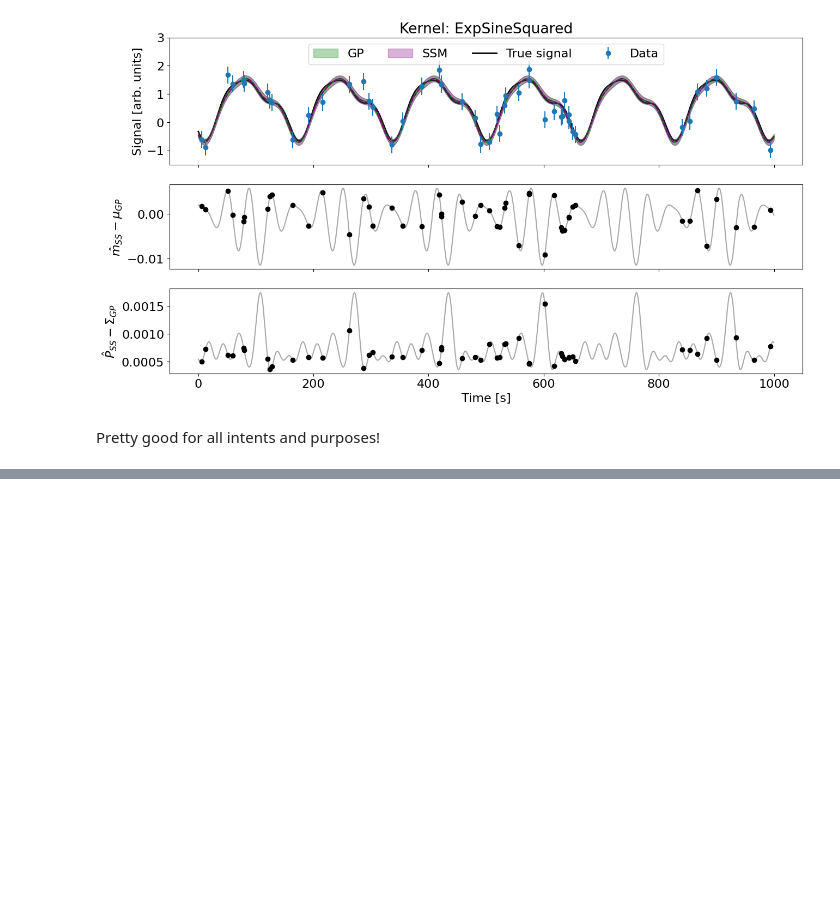
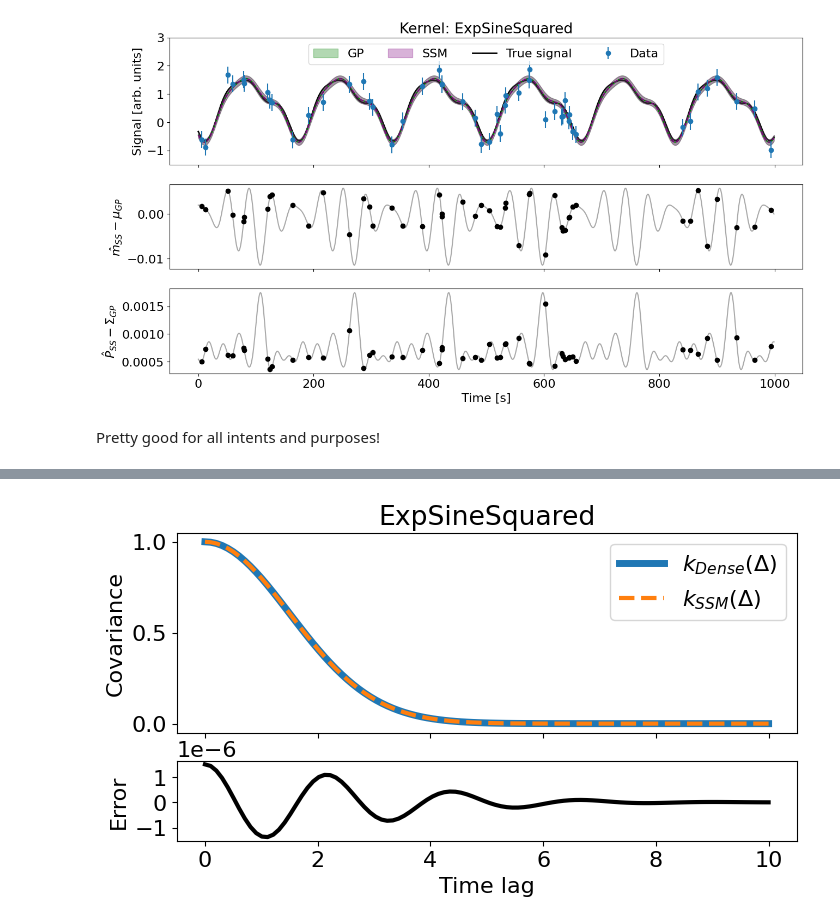
Before and after one commit to smolgp-dev/smolgp, a Jupyter notebook: docs/tutorials/kernels.ipynb, the cells around one changed output, grey strips where cells are left out. Saved outputs shown, nothing was run; the diff lists cells and outputs as text; code cells hidden in the pictures; blank space fills up the shorter version.

Commit message:
Add ExpSquared (RBF) state space kernel and IntegratedExpSquared

```diff
--- a/docs/tutorials/kernels.ipynb
+++ b/docs/tutorials/kernels.ipynb
@@ -486,0 +537,23 @@ Pretty good for all intents and purposes!
+# %%
+ell = 1.5
+sigma = 1.0 # tiny version doesn't have a sigma scaling built-in
+
+rbf_smol = smolgp.kernels.ExpSquared(scale=ell, sigma=sigma, order=16)
+rbf_tiny = tinygp.kernels.ExpSquared(scale=ell)
+
+dts = jnp.linspace(0, 10, 100)
+zeros = jnp.zeros_like(dts)
+cov_tiny = rbf_tiny(zeros, dts)[0,:]
+cov_smol = rbf_smol(zeros, dts)[0,:]
+res_cov = cov_smol - cov_tiny
+
+fig, (ax, rax) = plt.subplots(2, 1, figsize=(8,4), sharex=True, gridspec_kw={'height_ratios': [3, 1.2]})
+ax.set_title(f'{periodic_smol.__class__.__name__}')
+ax.plot(dts, cov_tiny, label=r'$k_{Dense}(\Delta)$', lw=5, color='C0')
+ax.plot(dts, cov_smol, label=r'$k_{SSM}(\Delta)$', lw=3, color='C1', ls='--')
+ax.set_ylabel('Covariance'); ax.legend(loc='upper right')
+eps = jnp.spacing(cov_tiny)
+rax.plot(dts, res_cov, lw=3, color='k')
+rax.set_ylabel('Error'); rax.set_xlabel('Time lag');
+# %% [output]
+[figure, added]
```
Also changed, not shown: parts of 16 cells of this notebook, 5 other files.
